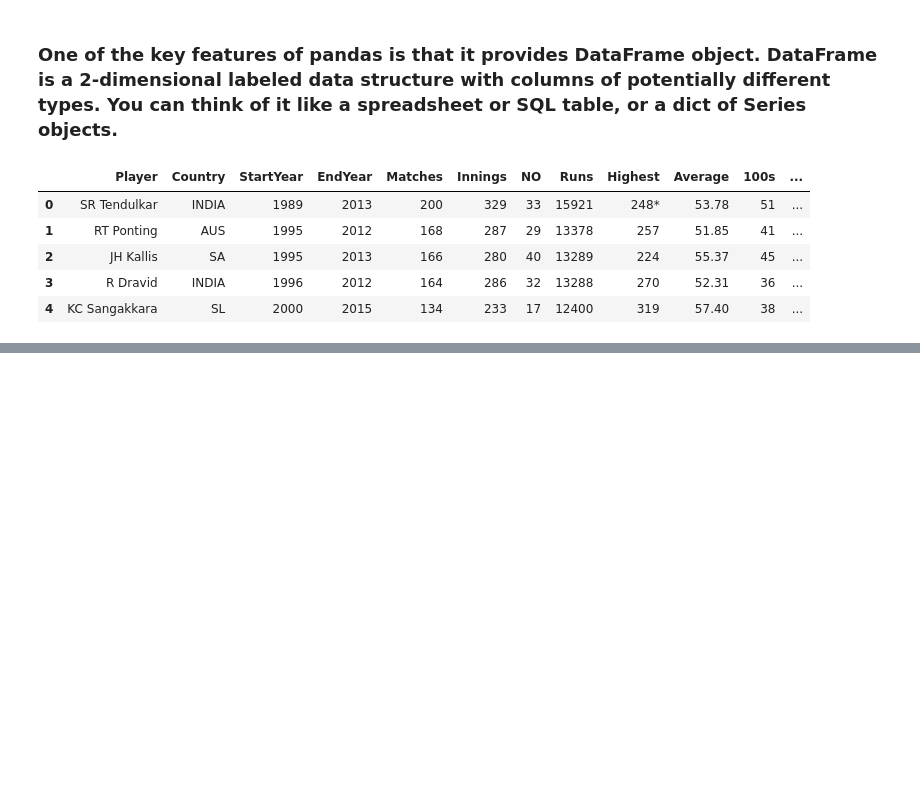
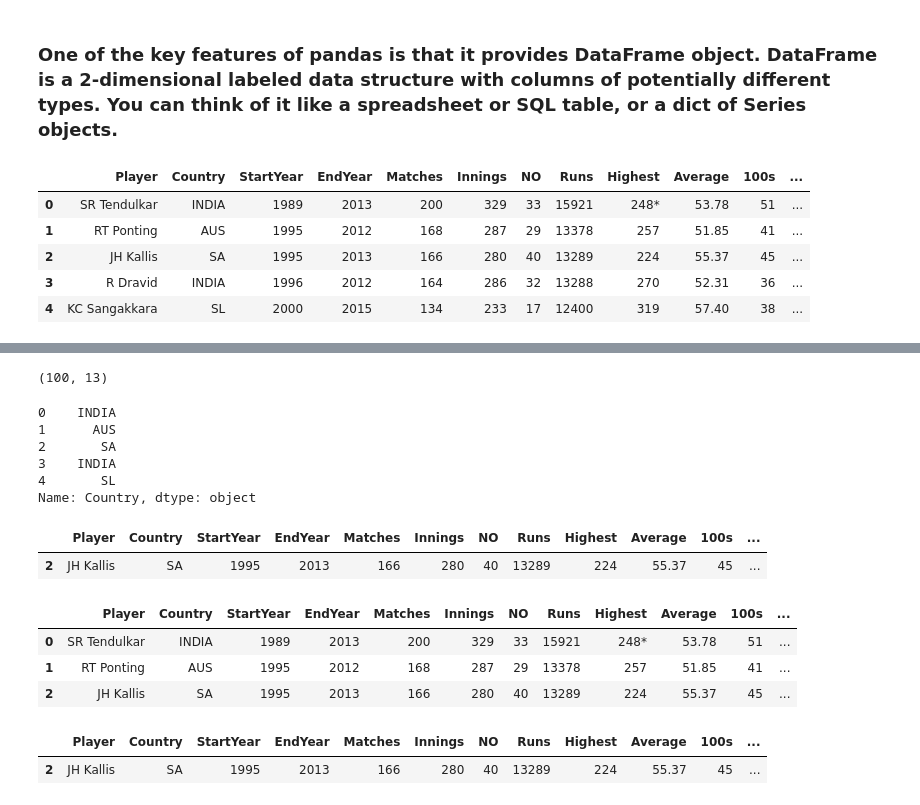
Before and after one commit to peteratwork/orangemen, a Jupyter notebook: PyCricket/PyCricket/Cricket Analysis.ipynb, the cells around one changed output, grey strips where cells are left out. Drawn from its saved outputs; the diff is of its cells as text; code cells hidden in the pictures; blank space fills up the shorter version.

```diff
--- a/PyCricket/PyCricket/Cricket Analysis.ipynb
+++ b/PyCricket/PyCricket/Cricket Analysis.ipynb
@@ -18,0 +38,36 @@ df.head()
+# %%
+# Learn how many rows and columns does the data has (df has 100 rows and 13 columns)
+df.shape
+# %% [output]
+(100, 13)
+# %%
+# Accessing a column values (df.Country also works)
+df['Country'].head()
+# %% [output]
+0    INDIA
+1      AUS
+2       SA
+3    INDIA
+4       SL
+Name: Country, dtype: object
+# %%
+# Accessing a row by row id
+# Note: Python doesn't slice by including the end index
+df[2:3]
+# %% [output]
+|  | Player | Country | StartYear | EndYear | Matches | Innings | NO | Runs | Highest | Average | 100s | ... |
+| 2 | JH Kallis | SA | 1995 | 2013 | 166 | 280 | 40 | 13289 | 224 | 55.37 | 45 | ... |
+# %%
+# All rows upto the end index
+df[:3]
+# %% [output]
+|  | Player | Country | StartYear | EndYear | Matches | Innings | NO | Runs | Highest | Average | 100s | ... |
+| 0 | SR Tendulkar | INDIA | 1989 | 2013 | 200 | 329 | 33 | 15921 | 248* | 53.78 | 51 | ... |
+| 1 | RT Ponting | AUS | 1995 | 2012 | 168 | 287 | 29 | 13378 | 257 | 51.85 | 41 | ... |
+| 2 | JH Kallis | SA | 1995 | 2013 | 166 | 280 | 40 | 13289 | 224 | 55.37 | 45 | ... |
+# %%
+# Reading row by a specific value of a column
+df[df["Player"] == "JH Kallis"]
+# %% [output]
+|  | Player | Country | StartYear | EndYear | Matches | Innings | NO | Runs | Highest | Average | 100s | ... |
+| 2 | JH Kallis | SA | 1995 | 2013 | 166 | 280 | 40 | 13289 | 224 | 55.37 | 45 | ... |
```
Also changed, not shown: parts of 11 cells of this notebook.
